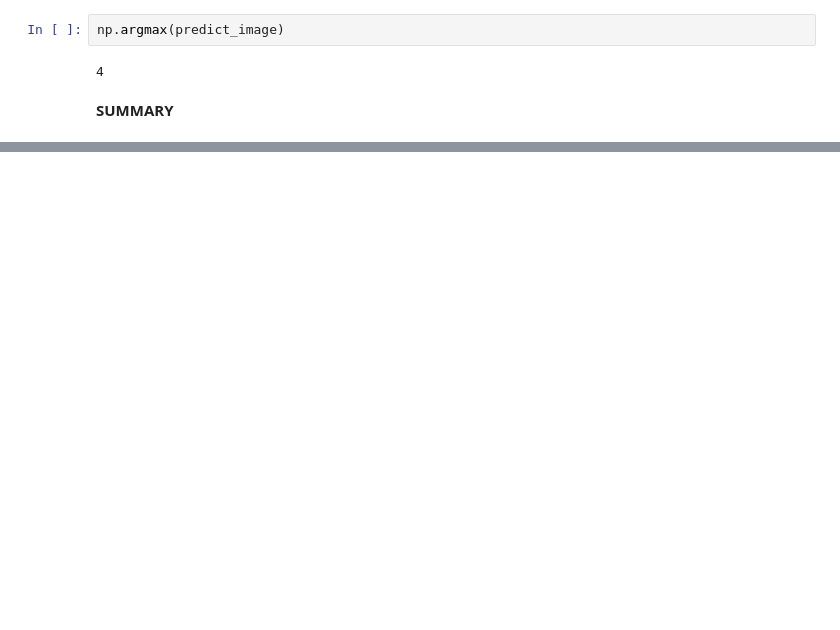
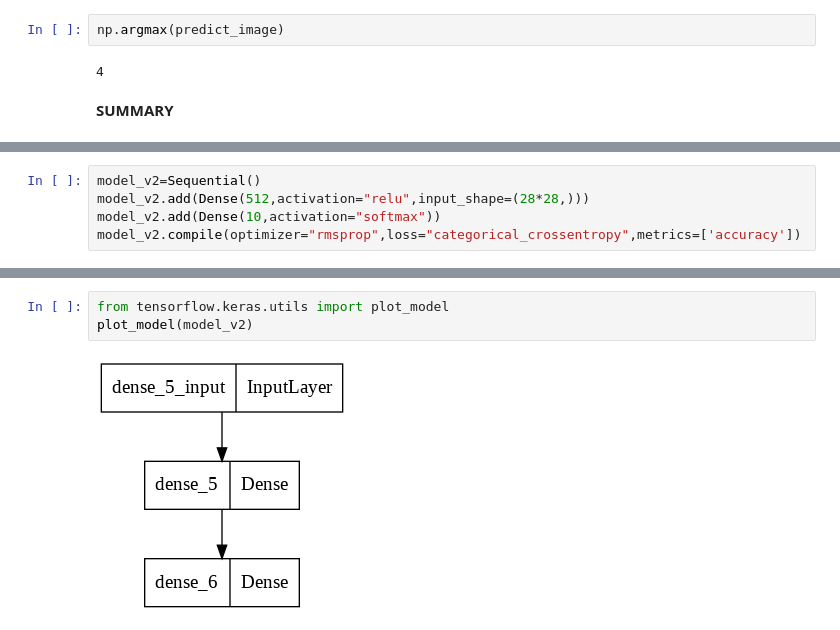
Before and after one commit to AyaElsawyElghaysh/DeepLearning, a Jupyter notebook: MNIST_dataset.ipynb, the cells around one changed output, grey strips where cells are left out. Cells and saved outputs as stored; diff of their text form; blank space fills up the shorter version.

Commit message:
imporvment model by adding more layers

```diff
--- a/MNIST_dataset.ipynb
+++ b/MNIST_dataset.ipynb
@@ -202,0 +211,5 @@ train_accurecy 0.9310333132743835
+# %%
+model_v2=Sequential()
+model_v2.add(Dense(512,activation="relu",input_shape=(28*28,)))
+model_v2.add(Dense(10,activation="softmax"))
+model_v2.compile(optimizer="rmsprop",loss="categorical_crossentropy",metrics=['accuracy'])
@@ -202,0 +232,5 @@ train_accurecy 0.9310333132743835
+# %%
+from tensorflow.keras.utils import plot_model
+plot_model(model_v2)
+# %% [output]
+[figure, added]
```
Also changed, not shown: parts of 12 cells of this notebook.
